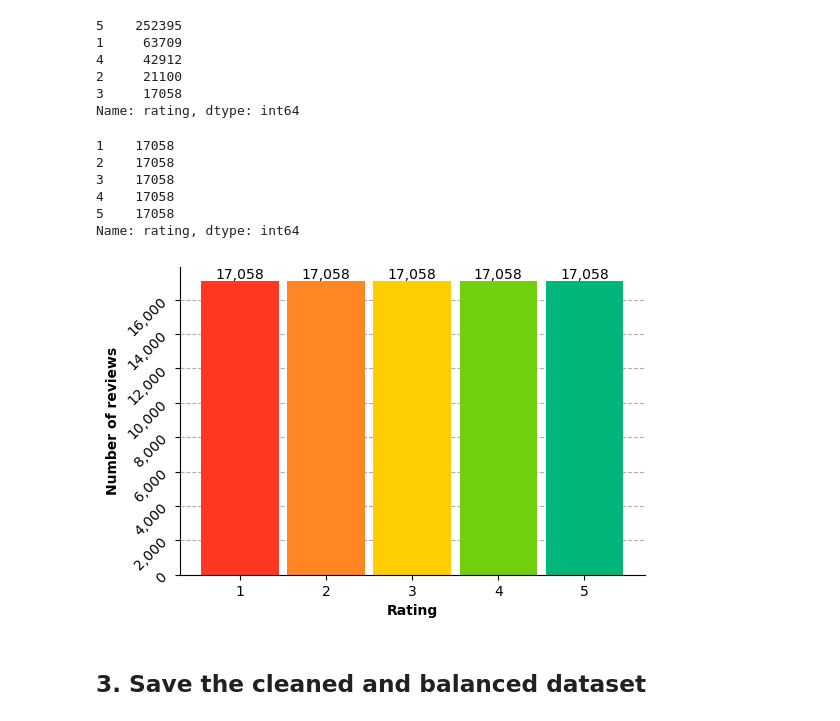
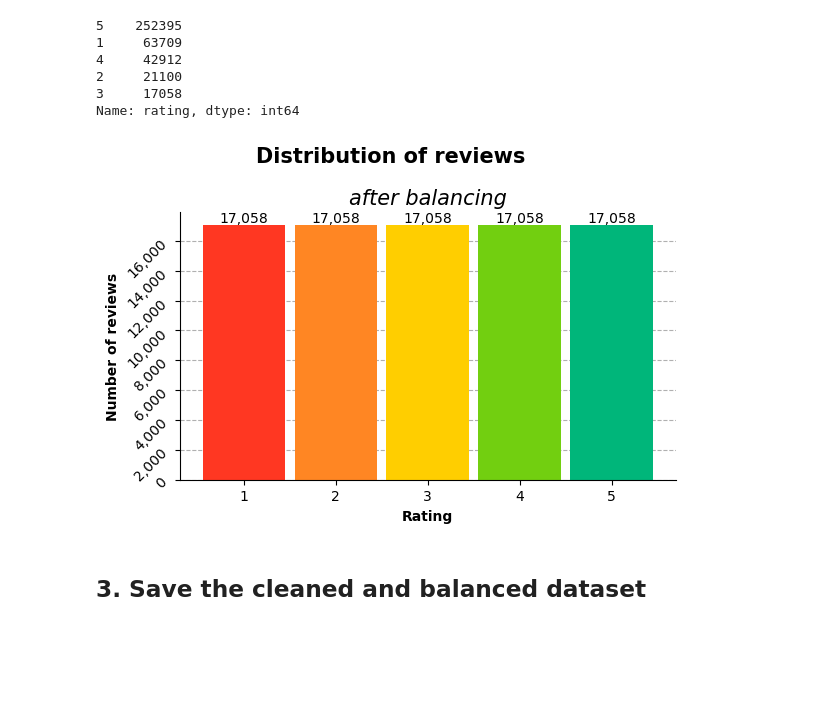
Before and after one commit to agnesbn/PostNord_project, a Jupyter notebook: notebooks/preprocessing.ipynb, the cells around one changed output. Saved outputs shown, nothing was run; the diff lists cells and outputs as text; code cells hidden in the pictures; blank space fills up the shorter version.

```diff
--- a/notebooks/preprocessing.ipynb
+++ b/notebooks/preprocessing.ipynb
@@ -191,10 +208,9 @@ file.write(res.text)
 file.close()
 # %%
 # read stopwords TXT
-with open(txt_path) as f:
+with open(txt_path) as file:
     # get lines
-    lines = f.readlines()
-f.close()
+    lines = file.readlines()
 # %%
 # create list of stopwords
 stopwords = []
@@ -276,15 +298,6 @@ def balance(dataframe, random_state = 42): # takes a dataframe and a random stat
 # %%
 # balance the data
 df = balance(df)
-# print distribution of data after balancing
-df['rating'].value_counts()
-# %% [output]
-1    17058
-2    17058
-3    17058
-4    17058
-5    17058
-Name: rating, dtype: int64
 # %%
 # make sure the ratings are parsed as strings not integers!
 df['rating'] = df['rating'].astype(str)
@@ -293,21 +306,25 @@ df = df.reset_index(drop=True)
 # %%
 # plot the new distribution of data
 fig, ax = plt.subplots(figsize=(6,4))
-
 ax = df.groupby('rating').review.count().plot.bar(
     ylim=0, color=colors, width= 0.9)
 for i, v in enumerate(df.groupby('rating').review.count()): # add bar labels
     ax.text(i, v, f"{v:,.0f}", ha='center', va='bottom')
+plt.title("after balancing", fontsize=15, fontstyle="italic")
+plt.suptitle("Distribution of reviews", weight = "bold", fontsize=15)
+plt.subplots_adjust(top=0.85) # adjust spacing between the subtitle and title
 plt.ylabel('Number of reviews', fontsize = 10, weight = "bold")
 plt.xlabel('Rating', fontsize = 10, weight = "bold")
 plt.grid(axis = "y", linestyle = '--') # add a grid
 ax.spines[['right', 'top']].set_visible(False) # remove top and right spine
 ax.yaxis.set_major_formatter(mpl.ticker.StrMethodFormatter('{x:,.0f}')) # show thousands with a comma (1000 -> 1,000)
 plt.xticks(rotation='horizontal')
 plt.yticks(rotation=45)
+plt.tight_layout()  # adjust layout to prevent labels from being cut off
+plt.savefig('../out/distribution_of_datapoints_AFTER_preprosessing.png', dpi=300, bbox_inches='tight')
 plt.show()
 # %% [output]
-[figure, old version]
+[figure, new version]
 # %% [markdown]
 ## 3. Save the cleaned and balanced dataset
 # %%
```
Also changed, not shown: parts of 8 cells of this notebook.
